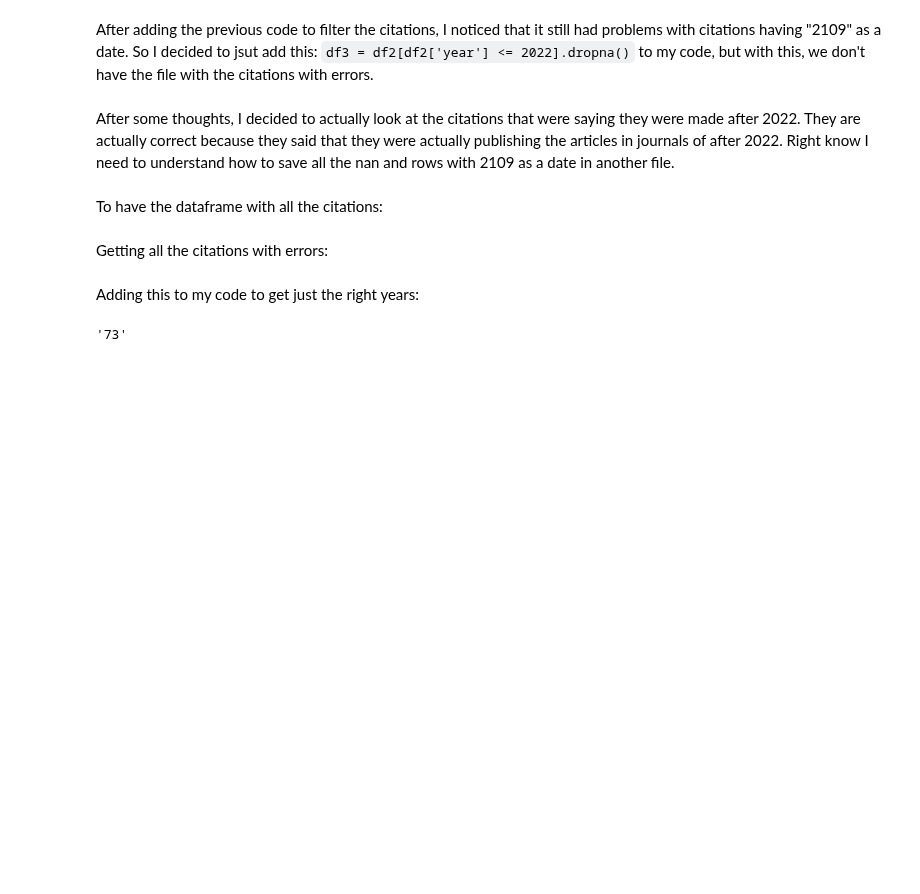
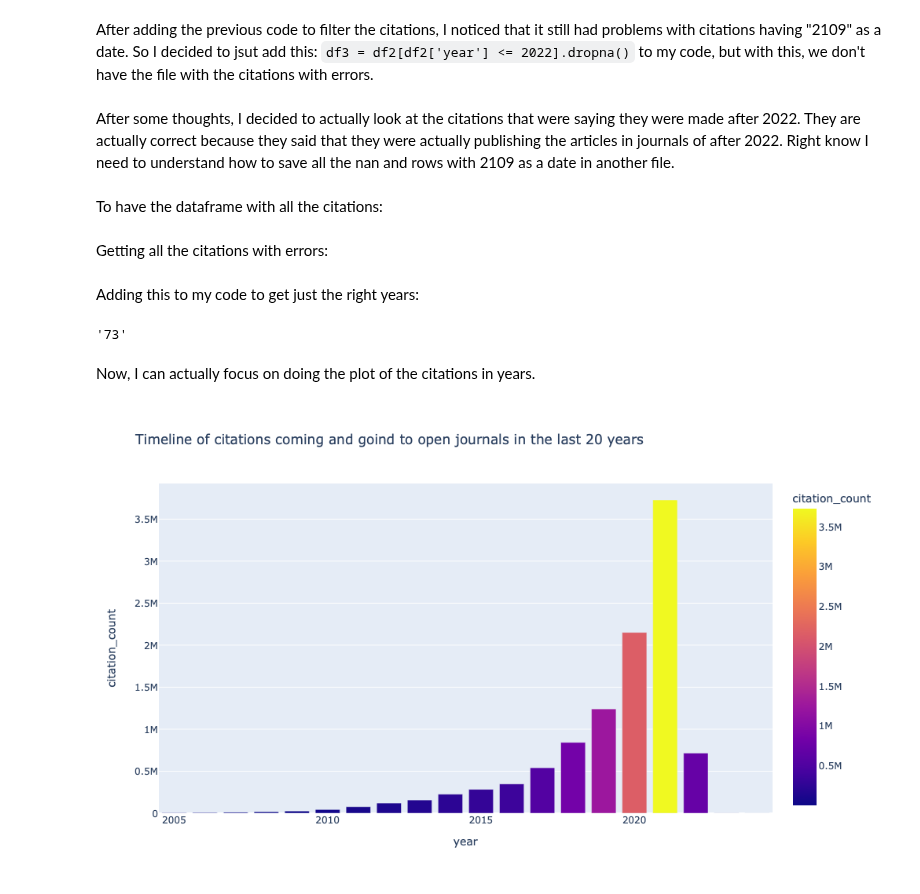
Before and after one commit to open-sci/2021-2022, a Jupyter notebook: docs/DonTLockUp/chiaram_notebook.ipynb, the cells around one changed output. Drawn from its saved outputs; the diff is of its cells as text; code cells hidden in the pictures; blank space fills up the shorter version.

```diff
--- a/docs/DonTLockUp/chiaram_notebook.ipynb
+++ b/docs/DonTLockUp/chiaram_notebook.ipynb
@@ -382,3 +378,21 @@ df = df[df['year'] <= 2100].dropna().reset_index(drop=True)
 str(len(df))
 # %% [output]
 '73'
+# %% [markdown]
+Now, I can actually focus on doing the plot of the citations in years.
+# %%
+import pandas as pd
+df = pd.read_json('open_cit_in_years.json')
+# %%
+import plotly.express as px
+
+# citation going and coming from open journals in the last 20 years
+fig = px.bar(df.tail(20), x='year', y='citation_count',
+             hover_data=['citation_count'],
+             title='Timeline of citations coming and goind to open journals in the last 20 years',
+             color='citation_count',
+             height=600)
+
+fig.show()
+# %% [output]
+[figure, added]
```
Also changed, not shown: parts of 7 cells of this notebook.
